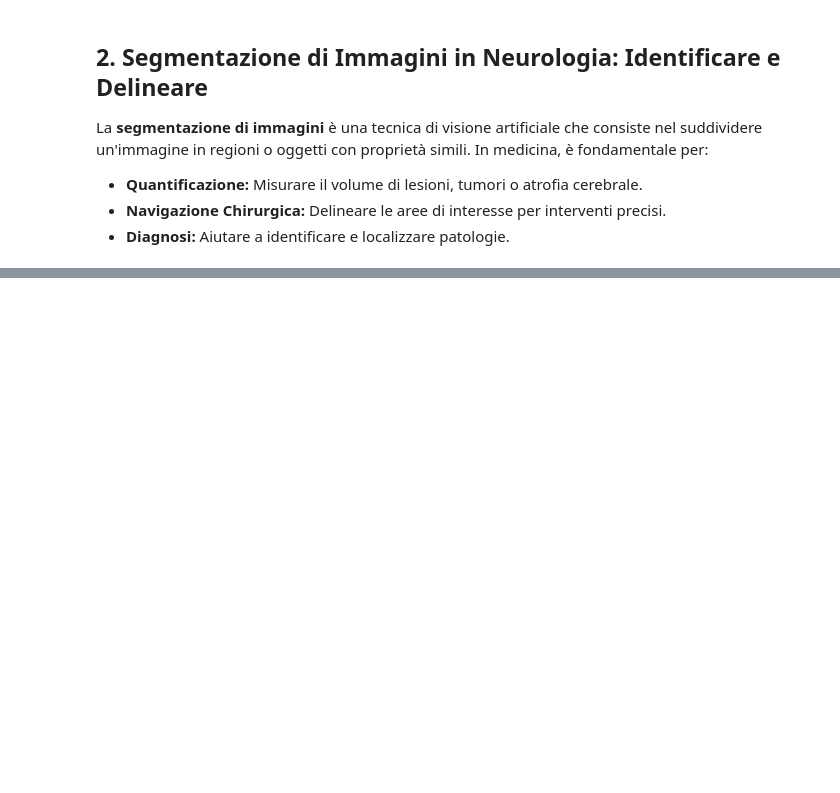
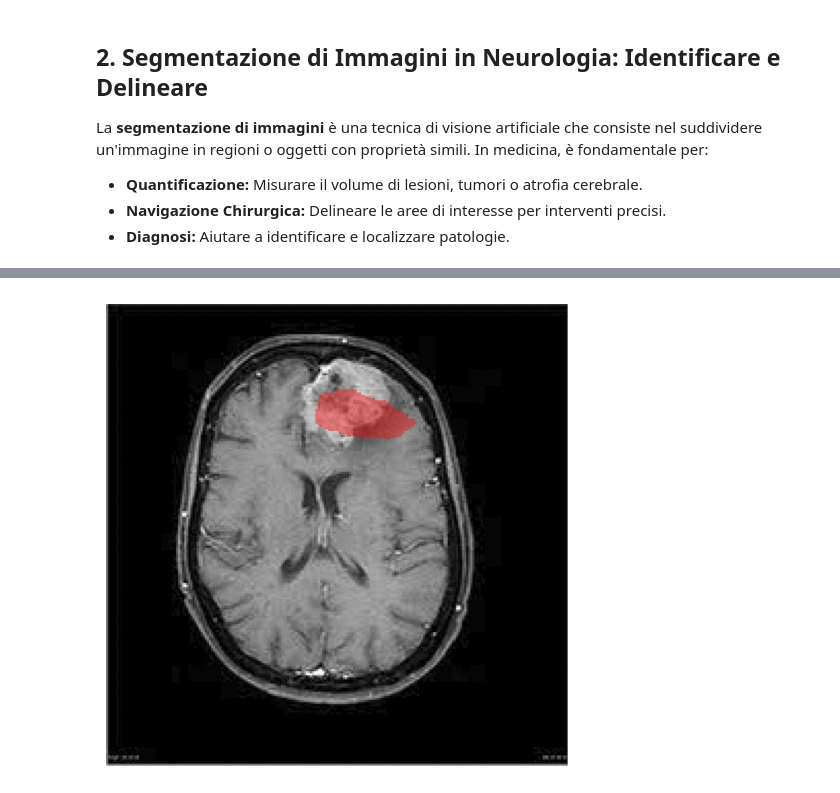
Before and after one commit to mdelleani/neuro-next-bootcamp, a Jupyter notebook: notebooks/02_advanced_ai_neurology.ipynb, the cells around one changed output, grey strips where cells are left out. Saved outputs shown, nothing was run; the diff lists cells and outputs as text; code cells hidden in the pictures; blank space fills up the shorter version.

```diff
--- a/notebooks/02_advanced_ai_neurology.ipynb
+++ b/notebooks/02_advanced_ai_neurology.ipynb
@@ -504,7 +584,7 @@ kmeans = KMeans(n_clusters=2,random_state=10)
 attn_weights = vmap / 255
 # Keep only high attention weight scores
 h, w = attn_weights.shape
-attn_wg_threshold = 0.75 #@param {type:"slider", min:0.1, max:1.0, step:0.05}
+attn_wg_threshold = 0.9 #@param {type:"slider", min:0.1, max:1.0, step:0.05}
 filtered_attn_weights = attn_weights > attn_wg_threshold
 attn_weights = attn_weights*filtered_attn_weights
 image = cv2.resize(attn_weights, (256, 256),interpolation=cv2.INTER_NEAREST)
@@ -522,30 +602,32 @@ background_cluster = np.argmin(centroids)
 # Mark background pixels as 0 and foreground pixels as 1
 segmented_image = np.where(segmented_image == background_cluster, 0, 1)
 
 segmented_image = cv2.resize(segmented_image, (w,h),interpolation=cv2.INTER_NEAREST)
 segmented_image = segmented_image.astype(np.uint8)*255
 
 nb_blobs, im_with_separated_blobs, stats, _ = cv2.connectedComponentsWithStats(segmented_image)
 sizes = stats[:, cv2.CC_STAT_AREA]
 
 # Sort sizes (ignoring the background at index 0)
 sorted_sizes = sorted(sizes[1:], reverse=True)
 
 # Change this here if you want to segment more than one contour
 num_contours = 1
 
 # Determine the top K sizes
 top_k_sizes = sorted_sizes[:num_contours]
 
 im_result = np.zeros_like(im_with_separated_blobs)
 
 for index_blob in range(1, nb_blobs):
     if sizes[index_blob] in top_k_sizes:
         im_result[im_with_separated_blobs == index_blob] = 255
 
 segmented_image = im_result
 
 cv2.imwrite("/content/MedCLIP-SAMv2/postprocessed_map.png", segmented_image)
 
 # plt.imshow(segmented_image,cmap="gray")
 overlay_segmentation(rgb_image=Image.open(image_path).convert('RGB'), segmentation=segmented_image)
+# %% [output]
+[figure, added]
```
Also changed, not shown: parts of 25 cells of this notebook.
